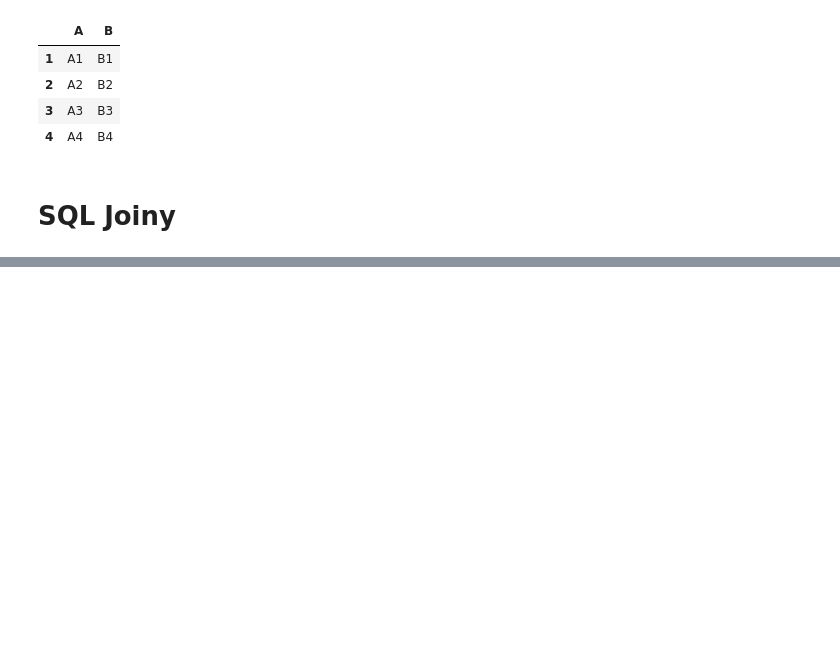
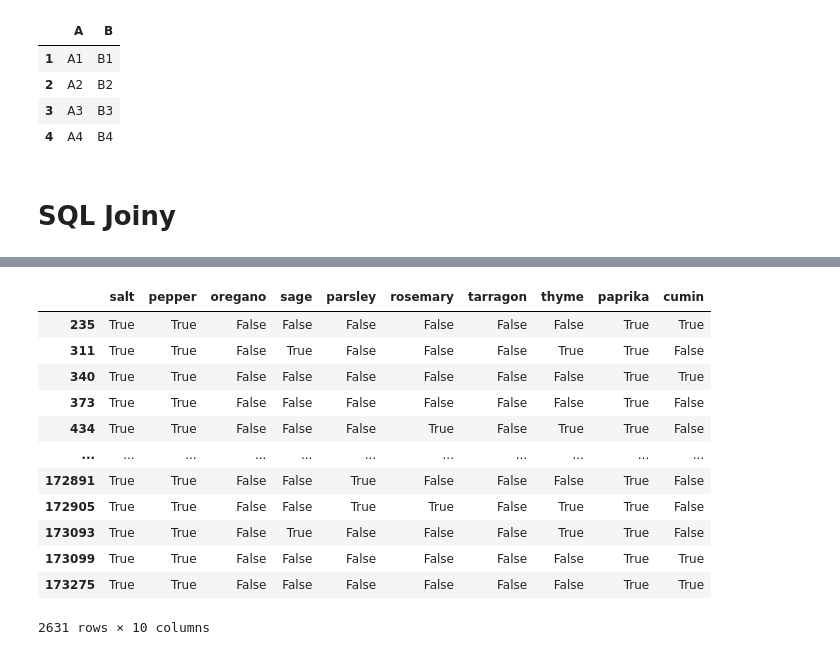
Before and after one commit to SandaMaster/data-science, a Jupyter notebook: Pandas (1).ipynb, the cells around one changed output, grey strips where cells are left out. Saved outputs shown, nothing was run; the diff lists cells and outputs as text; code cells hidden in the pictures; blank space fills up the shorter version.

```diff
--- a/Pandas (1).ipynb
+++ b/Pandas (1).ipynb
@@ -557,0 +991,16 @@ df1.append(df2)
+# %%
+spice_df.query('pepper & paprika')
+# %% [output]
+|  | salt | pepper | oregano | sage | parsley | rosemary | tarragon | thyme | paprika | cumin |
+| 235 | True | True | False | False | False | False | False | False | True | True |
+| 311 | True | True | False | True | False | False | False | True | True | False |
+| 340 | True | True | False | False | False | False | False | False | True | True |
+| 373 | True | True | False | False | False | False | False | False | True | False |
+| 434 | True | True | False | False | False | True | False | True | True | False |
+| ... | ... | ... | ... | ... | ... | ... | ... | ... | ... | ... |
+| 172891 | True | True | False | False | True | False | False | False | True | False |
+| 172905 | True | True | False | False | True | True | False | True | True | False |
+| 173093 | True | True | False | True | False | False | False | True | True | False |
+| 173099 | True | True | False | False | False | False | False | False | True | True |
+| 173275 | True | True | False | False | False | False | False | False | True | True |
+2631 rows × 10 columns
```
Also changed, not shown: parts of 65 cells of this notebook.
